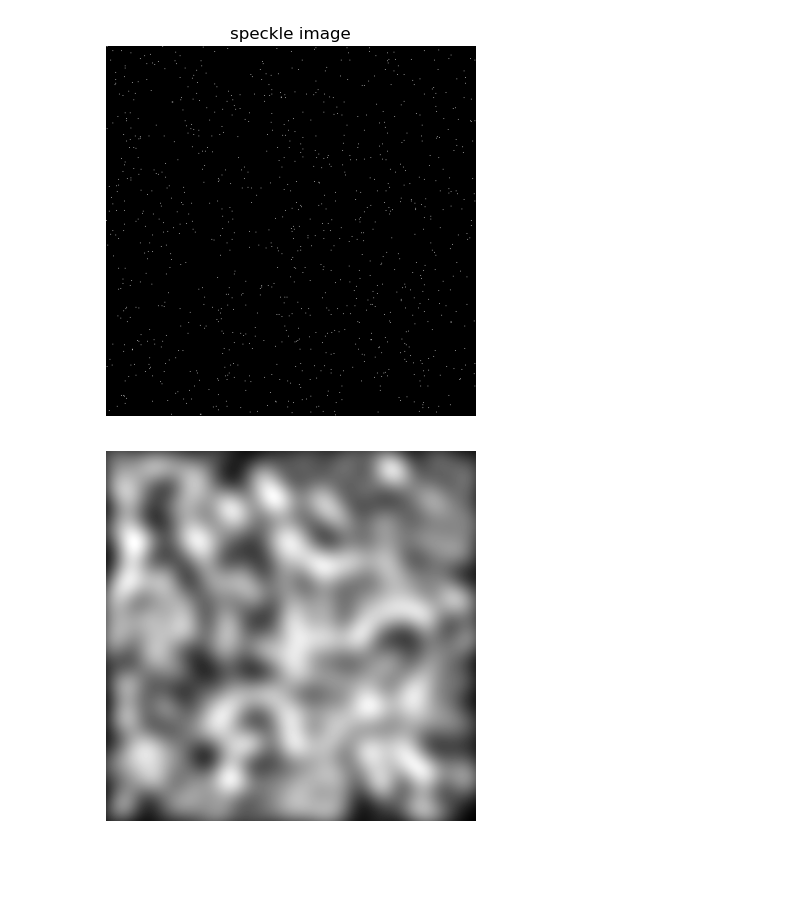
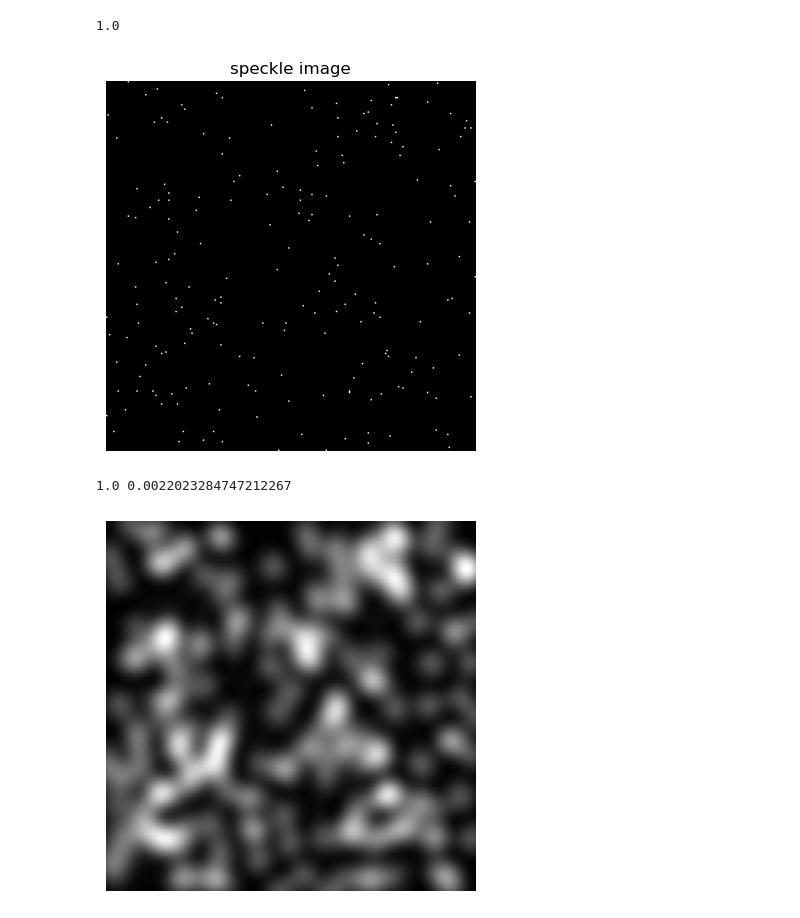
Before and after one commit to banksycjt/non_linear_RIM, a Jupyter notebook: line_pair/line_pair_generator.ipynb, the cells around one changed output. Drawn from its saved outputs; the diff is of its cells as text; code cells hidden in the pictures; blank space fills up the shorter version.

```diff
--- a/line_pair/line_pair_generator.ipynb
+++ b/line_pair/line_pair_generator.ipynb
@@ -9,15 +10,16 @@ from tifffile import imwrite
 # %%
 camara_pixel_size = 5000 # nm
-camara_pixels_number = 512
+camara_pixels_number = 256
+line_length = 200 # pixels
 camara_size = camara_pixel_size * camara_pixels_number
-NA = 1.25 # numerical aperture
-MA = 1000 # magnification
-collect_number = 800 # number of collected photos
+NA = 1.4 # numerical aperture
+MA = 500 # magnification
+collect_number = 400 # number of collected photos
 physical_pixel_size = camara_pixel_size / MA
 physical_size = camara_size / MA
 excitation_wavelength = 488 # nm
 emission_wavelength = 520 # nm
-#diffraction_limit = 0.61 * wavelength / NA
+diffraction_limit = 0.5 * emission_wavelength / NA
 # %%
 def generate_psf(camara_pixels_number, physical_pixel_size, wavelength, NA):
     # 计算频率范围
@@ -122,42 +127,44 @@ float64
 # %%
 speckle_image = np.zeros((camara_pixels_number, camara_pixels_number))
 speckle_images = np.zeros((collect_number, camara_pixels_number, camara_pixels_number))
-num_speckles = 1000 # 每张图像中的散斑数量
+num_speckles = 200 # 每张图像中的散斑数量
 
 for i in range(collect_number):
     indices = np.random.choice(camara_pixels_number * camara_pixels_number, num_speckles, replace=False)
     speckle_image[np.unravel_index(indices, (camara_pixels_number, camara_pixels_number))] = 1
     speckle_images[i, :, :] = speckle_image.copy()
     speckle_image.fill(0)  # 清空图像以便下次使用
+
 # 显示随机散斑图片
-#plt.figure(figsize=(18, 9))
-plt.imshow(speckle_images[400, :, :], cmap='gray')
+# imwrite(f'speckle_image_num={num_speckles}.tiff',(speckle_images[collect_number//2, :, :] * 255).astype(np.uint8))
+plt.imshow(speckle_images[collect_number//2, :, :], cmap='gray')
 plt.title("speckle image")
 plt.axis('off')  # 不显示坐标轴
 plt.show()
 # %% [output]
+1.0
-[figure, old version]
+[figure, new version]
 # %%
 # 对散斑图片进行卷积
 convolved_speckle_images = np.zeros((collect_number, camara_pixels_number, camara_pixels_number))
+
 for i in range(collect_number):
     convolved_speckle_image = fftconvolve(speckle_images[i, :, :], excitation_psf, mode='same')
-    convolved_speckle_images[i, :, :] = convolved_speckle_image.copy()
-    convolved_speckle_image.fill(0)  # 清空图像以便下次使用
-#convolved_speckle_image = fft2(fftshift(speckle_image)) * fft2(fftshift(excitation_psf))
-#convolved_speckle_image = ifftshift(ifft2(convolved_speckle_image).real)
+    convolved_speckle_image /= convolved_speckle_image.max()  # 归一化
+    convolved_speckle_images[i, :, :] = convolved_speckle_image.copy() # 归一化
+
+print(convolved_speckle_images.max(), convolved_speckle_images.min())
+imwrite(f'convolved_speckle_images_num={num_speckles}.tiff',
+        (convolved_speckle_images[collect_number//2, :, :] * 255).astype(np.uint8))
 
 # 显示卷积后的图像
 #plt.figure(figsize=(18, 9))
-plt.imshow(convolved_speckle_images[400, :, :], cmap='gray')
+plt.imshow(convolved_speckle_images[collect_number//2, :, :], cmap='gray')
 plt.axis('off')  # 不显示坐标轴
 plt.show()
-
-# 存储为8位灰度图像tiff格式
-# image = Image.fromarray(convolved_speckle_image)
-# image.save('speckle_convolve.tif')
 # %% [output]
+1.0 0.0022023284747212267
-[figure, old version]
+[figure, new version]
 # %%
 illuminate_images = np.zeros((collect_number, camara_pixels_number, camara_pixels_number))
 for i in range(collect_number):
```
Also changed, not shown: parts of 9 cells of this notebook, 4 other files.
